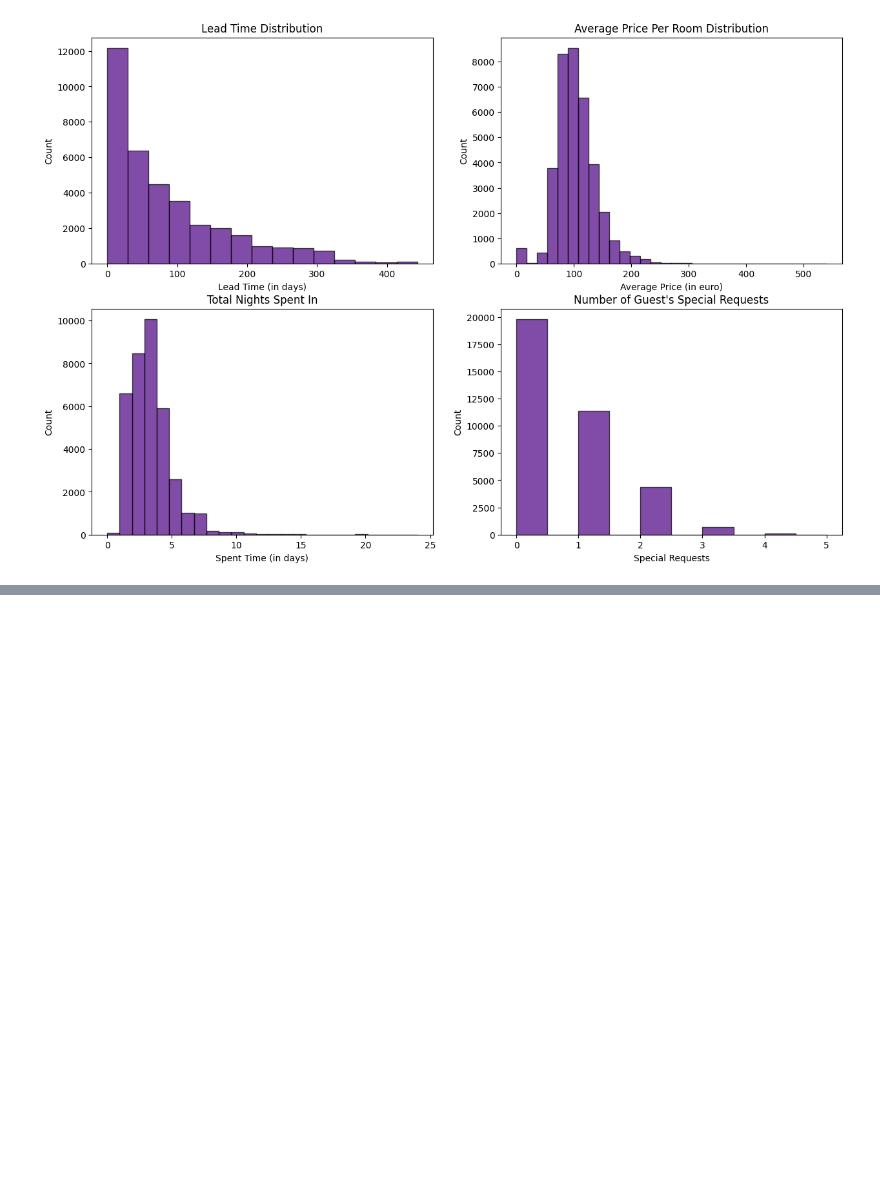
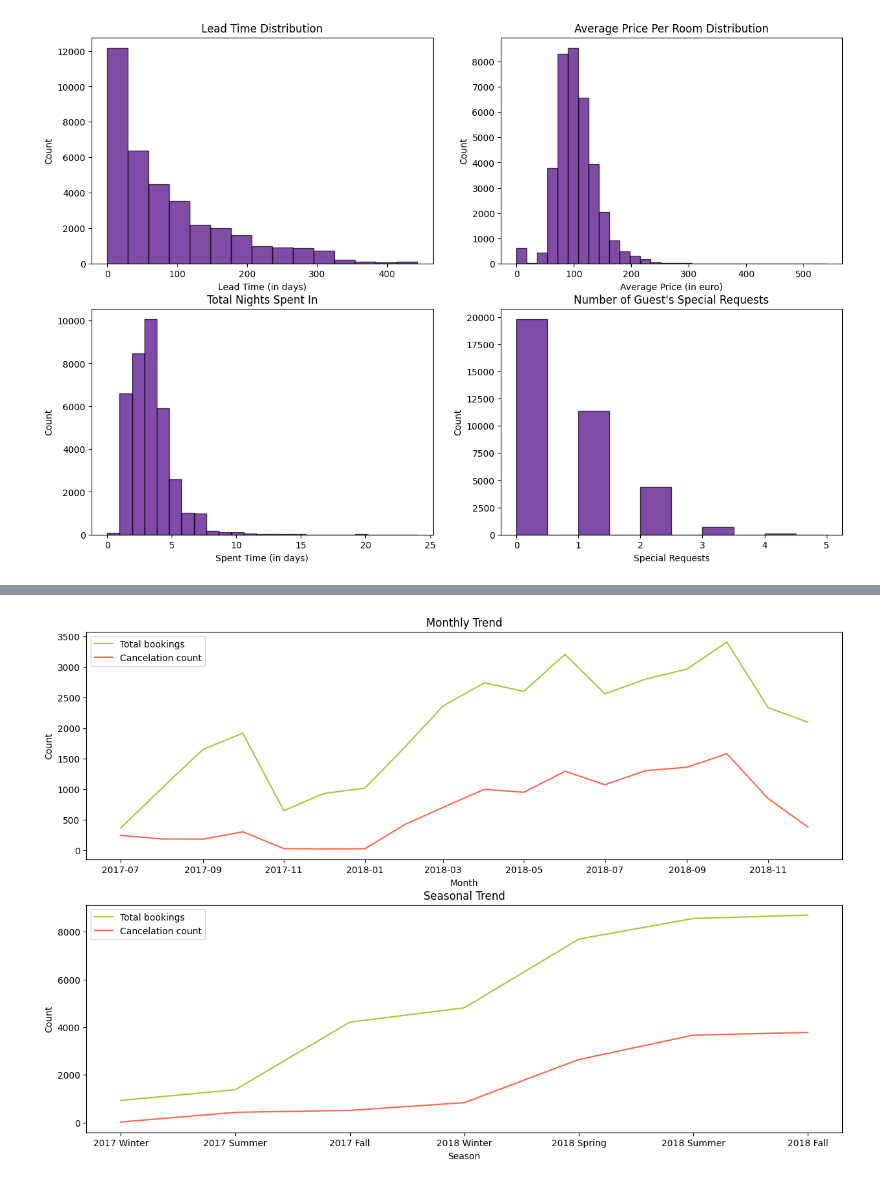
Before and after one commit to s0perdel/data_analysis, a Jupyter notebook: reservations.ipynb, the cells around one changed output, grey strips where cells are left out. Cells and saved outputs as stored; diff of their text form; code cells hidden in the pictures; blank space fills up the shorter version.

Commit message:
Hotel Bookings Analysis

```diff
--- a/reservations.ipynb
+++ b/reservations.ipynb
@@ -147,6 +147,7 @@ We have some amount of rows that has date *29.02.2018* (but the thing is that **
 The amount is not so huge, so the best decision will be to change `arrival_date` to **28**.
 # %%
 feb29_mask = (bookings['arrival_year'] == 2018) & (bookings['arrival_month'] == 2) & (bookings['arrival_date'] == 29)
+bookings.loc[feb29_mask, 'arrival_full_date'] = pd.to_datetime('28/02/2018', format='%d/%m/%Y')
 bookings.loc[feb29_mask, 'arrival_date'] = 28
 # %% [markdown]
 ## 1.3 Univariate Analysis
@@ -277,0 +276,77 @@ Analyzing bookings by day of week of arrival to find weekly patterns.
+# %%
+# monthly/seasonal trends
+
+def season_map(date):
+    year = date.year
+    month = date.month
+    if month in [12, 1, 2]:
+        return str(year) + ' Winter'
+    elif month in [3, 4, 5]:
+        return str(year) + ' Spring'
+    elif month in [6, 7, 8]:
+        return str(year) + ' Summer'
+    else:
+        return str(year) + ' Fall'
+
+def season_sort(season_str):
+    if season_str == 'Unknown':
+        return (2222, 4) # 2018 is the last year, and 3 is the last season
+    year, season = season_str.split(' ')
+    season_order = {'Winter': 0, 'Spring': 1, 'Summer': 2, 'Fall': 3}
+    return (int(year), season_order[season])
+
+
+bookings_bydate = bookings.groupby(bookings['arrival_full_date'].dt.to_period('M')).agg(
+    total_bookings=('Booking_ID', 'count'),
+    canceled_count=('booking_status', lambda f: (f == 'Canceled').sum())
+)
+bookings_byseason = bookings.groupby(bookings['arrival_full_date'].apply(season_map)).agg(
+    total_bookings=('Booking_ID', 'count'),
+    canceled_count=('booking_status', lambda f: (f == 'Canceled').sum())
+)
+bookings_byseason = bookings_byseason.reindex(
+    sorted(bookings_byseason.index, key=season_sort)
+)
+
+plt.figure(figsize=(15,10))
+
+plt.subplot(2, 1, 1)
+plt.plot(
+    bookings_bydate.index.to_timestamp(),
+    bookings_bydate['total_bookings'],
+    color='yellowgreen',
+    label='Total bookings'
+)
+plt.plot(
+    bookings_bydate.index.to_timestamp(),
+    bookings_bydate['canceled_count'],
+    color='tomato',
+    label='Cancelation count'
+)
+plt.legend()
+plt.title('Monthly Trend')
+plt.xlabel('Month')
+plt.ylabel('Count')
+
+plt.subplot(2, 1, 2)
+plt.plot(
+    bookings_byseason.index,
+    bookings_byseason['total_bookings'],
+    color='yellowgreen',
+    label='Total bookings'
+)
+plt.plot(
+    bookings_byseason.index,
+    bookings_byseason['canceled_count'],
+    color='tomato',
+    label='Cancelation count'
+)
+plt.legend()
+plt.title('Seasonal Trend')
+plt.xlabel('Season')
+plt.ylabel('Count')
+
+
+plt.show()
+# %% [output]
+[figure, added]
```
Also changed, not shown: parts of 12 cells of this notebook.
